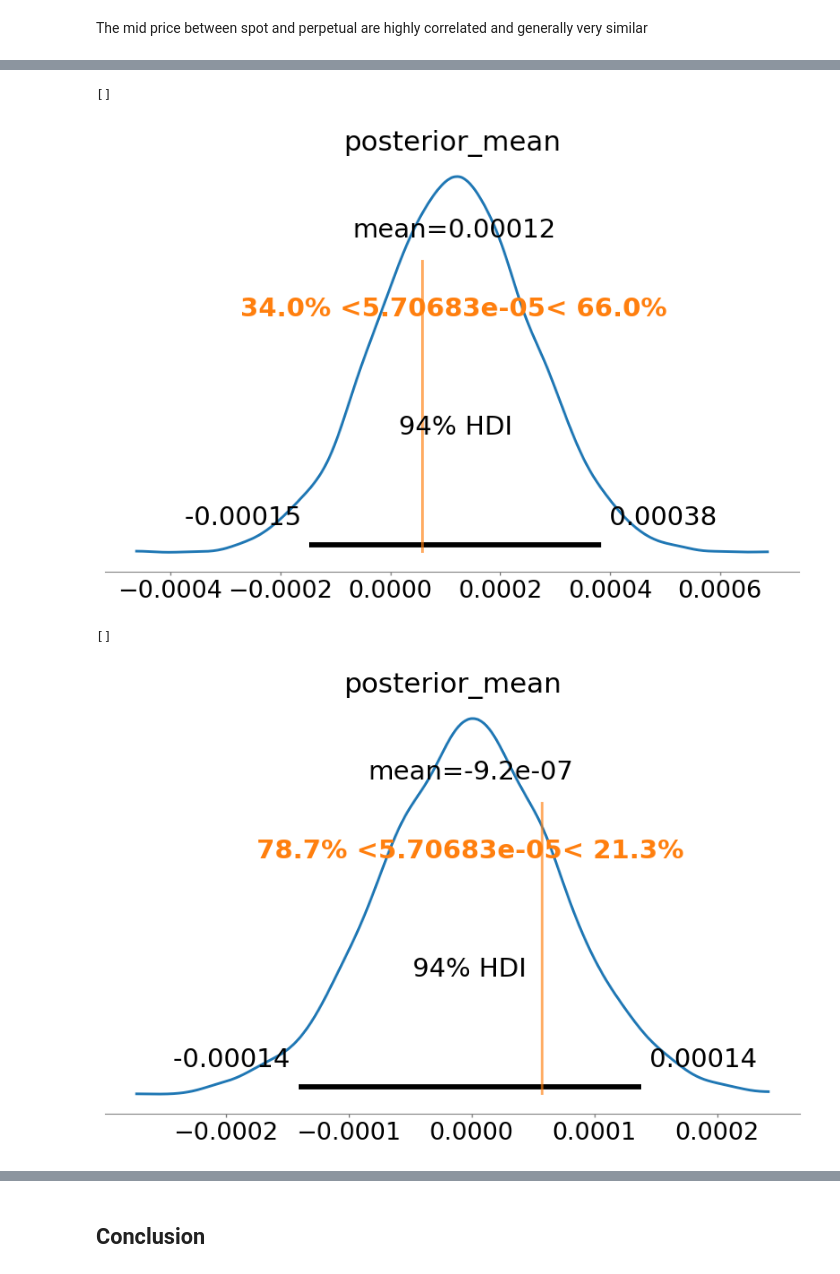
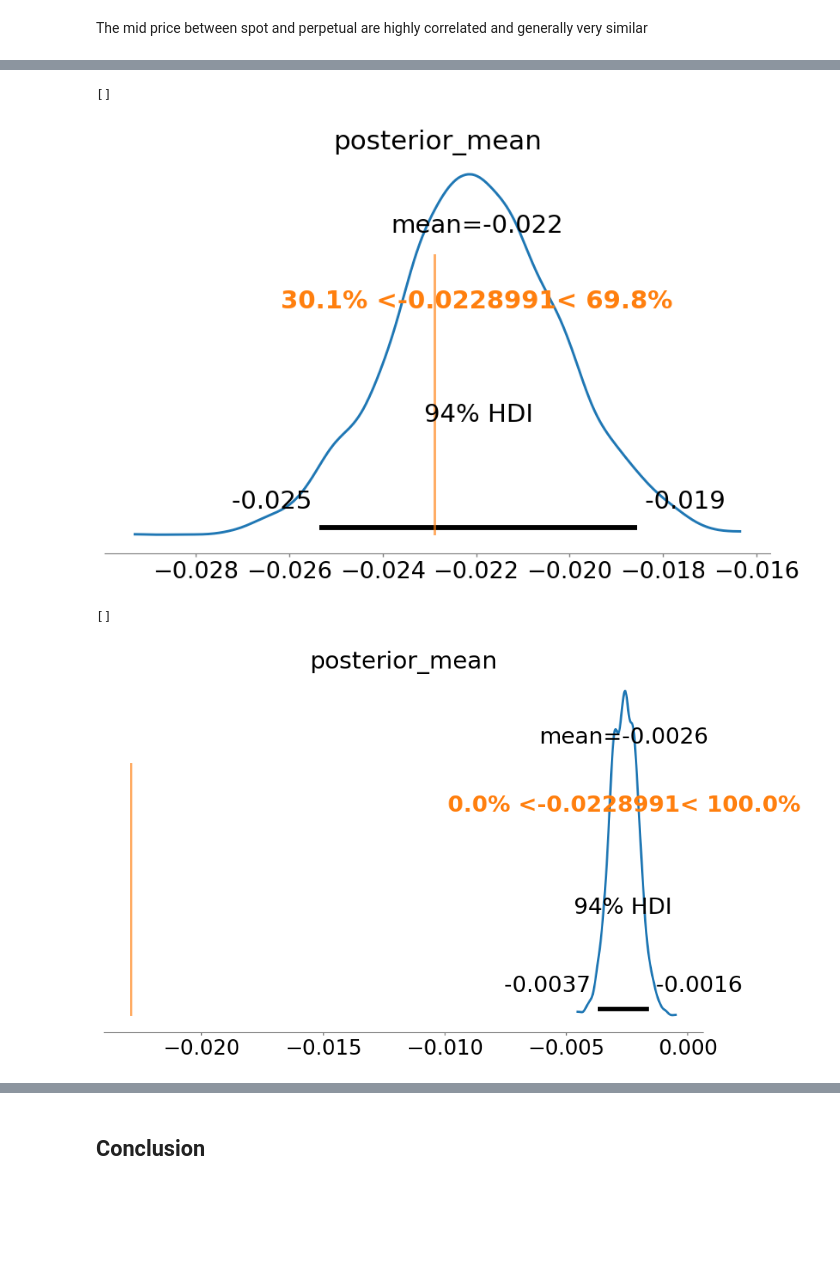
Before and after one commit to luckyp71/bayesian_analysis_on_digital_asset, a Jupyter notebook: 1_sudden_price_change_analysis.ipynb, the cells around one changed output, grey strips where cells are left out. Saved outputs shown, nothing was run; the diff lists cells and outputs as text; code cells hidden in the pictures; blank space fills up the shorter version.

```diff
--- a/1_sudden_price_change_analysis.ipynb
+++ b/1_sudden_price_change_analysis.ipynb
@@ -262,3 +280,5 @@ df_model = df_spot_merged[features + [target]].dropna().reset_index(drop=True)
+# %%
+df_model = df_spot_merged[features + ['window_3_pct_change']].dropna().reset_index(drop=True)
 # %%
 df_sample = df_model.sample(30000, random_state=42)
 df_sample.head()
@@ -401,8 +438,10 @@ features = [
     'mid_price',
     'price_dev',
     'rolling_signed_volume_3ms',
-    'rolling_signed_volume_5ms'
+    'rolling_signed_volume_5ms',
+    'trade_direction'
 ]
+
 target = 'window_5_pct_change'
 
 df_model = df_spot_merged[features + [target]].dropna().reset_index(drop=True)
@@ -449,8 +488,10 @@ features = [
     'mid_price',
     'price_dev',
     'rolling_signed_volume_3ms',
-    'rolling_signed_volume_5ms'
+    'rolling_signed_volume_5ms',
+    'trade_direction'
 ]
+
 target = 'window_5_pct_change'
 
 df_model = df_spot_merged[features + [target]].dropna().reset_index(drop=True)
@@ -467,7 +508,7 @@ with pm.Model() as model_5ms_t:
     beta = pm.Normal('beta', mu=0, sigma=1, shape=X_data.shape[1])
     sigma = pm.HalfNormal('sigma', 1)
 
-    v_ = pm.Exponential("v_", 1/9)
+    v_ = pm.Exponential("v_", 1/29)
     v = pm.Deterministic("v", v_+1) # weakly informative prior
 
     # linear model
@@ -667,7 +707,12 @@ df_final_merged.set_index('time', inplace=True)
 # %%
 df_final_merged['trade_direction_perp'] = np.where(df_final_merged['price'] > df_final_merged['mid_price_perp'], 1,-1)
-df_final_merged['timedelta_ms_perp'] = df_final_merged.sort_index().index.to_series().diff().dt.total_seconds() * 1000
-df_final_merged['window_3_perp'] = df_final_merged['mid_price_perp'].rolling('3ms').mean()
-df_final_merged['window_5_perp'] = df_final_merged['mid_price_perp'].rolling('5ms').mean()
-df_final_merged['window_3_pct_change_perp'] = df_final_merged['window_3_perp'].pct_change() * 100
-df_final_merged['window_5_pct_change_perp'] = df_final_merged['window_5_perp'].pct_change() * 100
+df_final_merged["window_3_pct_change_perp"] = compute_pct_change_window(df_final_merged['time'].values.astype('int64'),
+                                                                   df_final_merged['mid_price_perp'].values, 3)
+df_final_merged["window_5_pct_change_perp"] = compute_pct_change_window(df_final_merged['time'].values.astype('int64'),
+                                                                   df_final_merged['mid_price_perp'].values, 5)
+
+
+# df_final_merged['window_3_perp'] = df_final_merged['mid_price_perp'].rolling('3ms').mean()
+# df_final_merged['window_5_perp'] = df_final_merged['mid_price_perp'].rolling('5ms').mean()
+# df_final_merged['window_3_pct_change_perp'] = df_final_merged['window_3_perp'].pct_change() * 100
+# df_final_merged['window_5_pct_change_perp'] = df_final_merged['window_5_perp'].pct_change() * 100
@@ -1006,15 +1055,15 @@ Mean percentage change of spot population: 0.00570683%
 # %%
-az.plot_posterior(idata_5ms_perp, var_names=['posterior_mean'], figsize=(10,6), ref_val= 0.0000570683)
+az.plot_posterior(idata_5ms_perp, var_names=['posterior_mean'], figsize=(10,6), ref_val= -0.0228991)
 plt.plot()
 # %% [output]
 []
-[figure, old version]
+[figure, new version]
 # %%
-az.plot_posterior(idata_5ms_perp_t, var_names=['posterior_mean'], figsize=(10,6), ref_val= 0.0000570683)
+az.plot_posterior(idata_5ms_perp_t, var_names=['posterior_mean'], figsize=(10,6), ref_val= -0.0228991)
 plt.plot()
 # %% [output]
 []
-[figure, old version]
+[figure, new version]
 # %%
 pm.sample_posterior_predictive(idata_5ms_perp, model=model_5ms_perp, random_seed=42)
 ax = az.plot_ppc(idata_5ms_perp, num_pp_samples=200, figsize=(12,6))
```
Also changed, not shown: parts of 65 cells of this notebook, 2 other files.
